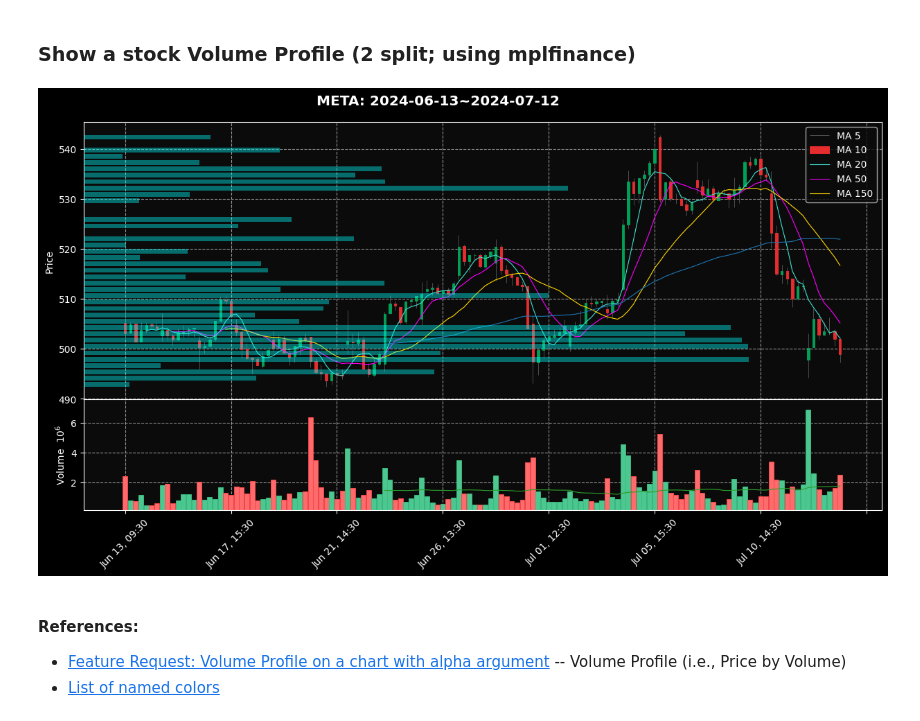
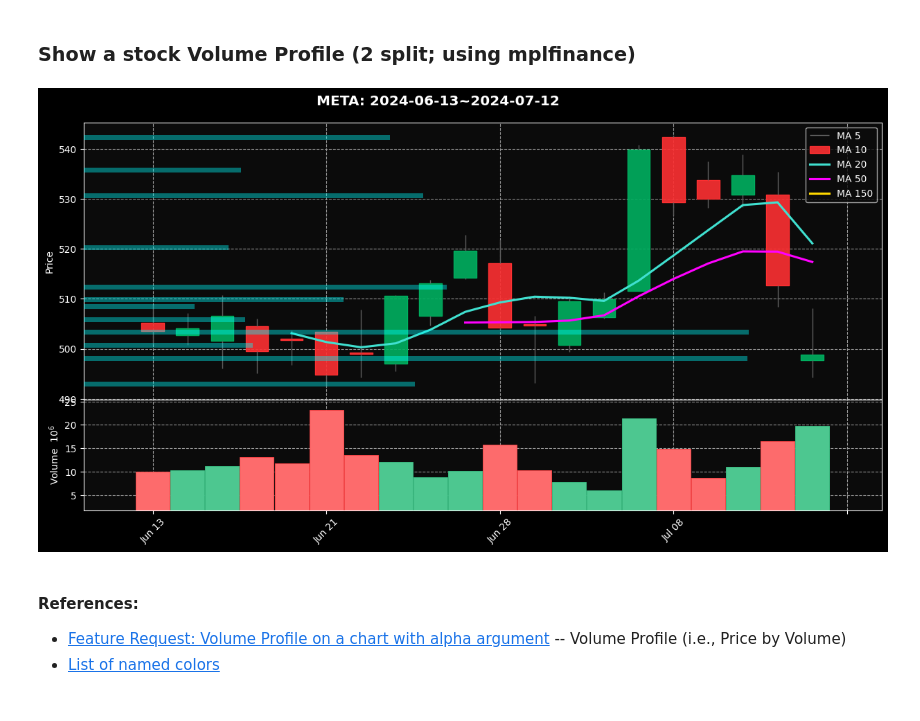
Before and after one commit to yorkjong/colab, a Jupyter notebook: ViStock.ipynb, the cells around one changed output. Saved outputs shown, nothing was run; the diff lists cells and outputs as text; code cells hidden in the pictures.

```diff
--- a/ViStock.ipynb
+++ b/ViStock.ipynb
@@ -285,35 +285,35 @@ def show_pbv2s_mpl(ticker='TSLA', period='1y', interval='1d',
 
     bin_size = (max(df['High']) - min(df['Low'])) / total_bins
     bin_round = lambda x: bin_size * round(x / bin_size)
     bin = df['Volume'].groupby(df['Close'].apply(lambda x: bin_round(x))).sum()
 
     ax = fig.add_axes(axes[0].get_position())
     ax.set_axis_off()
     ax.set_xlim(right=1.2*max(bin.values))
     ax.barh(
         y=bin.keys(),       # price
         width=bin.values,   # bin comulative volume
         height=0.75*bin_size,
         align='center',
         color='cyan',
         alpha=0.4
     )
 
     # Show
     mpf.show()  # plt.show()
 
 
 if __name__ == '__main__':
     #@title
     ticker = "META" #@param {type:"string"}
     period = "1mo" #@param ['1d', '5d', '1mo', '3mo', '6mo', '1y', '2y', '5y', '10y', 'ytd', 'max']
-    interval = '1h' #@param ['1m', '2m', '5m', '15m', '30m', '60m', '90m', '1h', '1d', '5d', '1wk', '1mo', '3mo']
+    interval = '1d' #@param ['1m', '2m', '5m', '15m', '30m', '60m', '90m', '1h', '1d', '5d', '1wk', '1mo', '3mo']
     total_bins = 42 #@param {type: "integer"}
     legend_loc = "best" #@param ["best", "upper right", "upper left", "lower left", "lower right", "right", "center left", "center right", "lower center", "upper center", "center"]
     show_pbv2s_mpl(ticker=ticker, period=period, interval=interval,
                    total_bins=total_bins, legend_loc=legend_loc)
 # %% [output]
-[figure, old version]
+[figure, new version]
 # %% [markdown]
 #### References:
 * [Feature Request: Volume Profile on a chart with alpha argument](https://github.com/matplotlib/mplfinance/issues/162) -- Volume Profile (i.e., Price by Volume)
```
Also changed, not shown: parts of 7 cells of this notebook.
